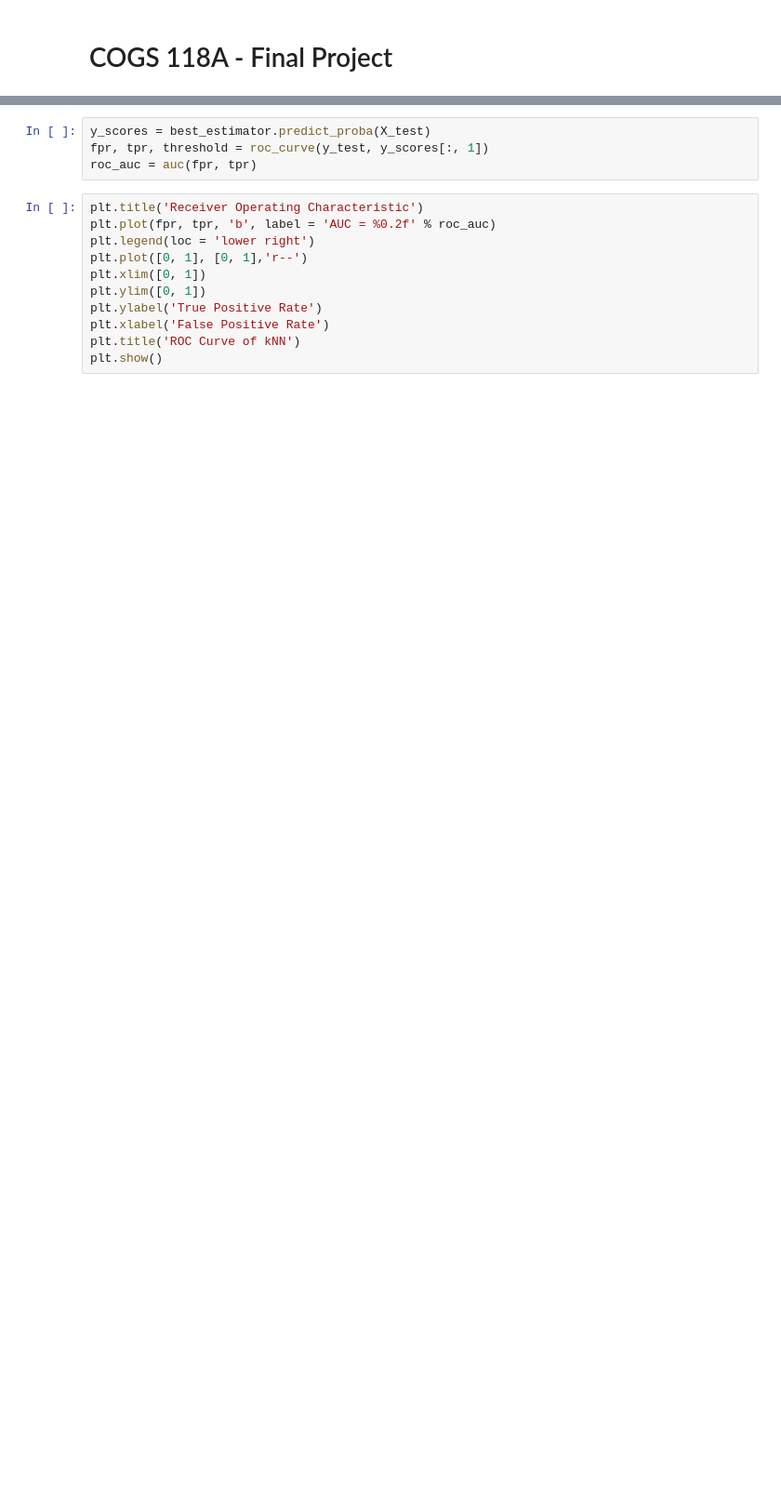
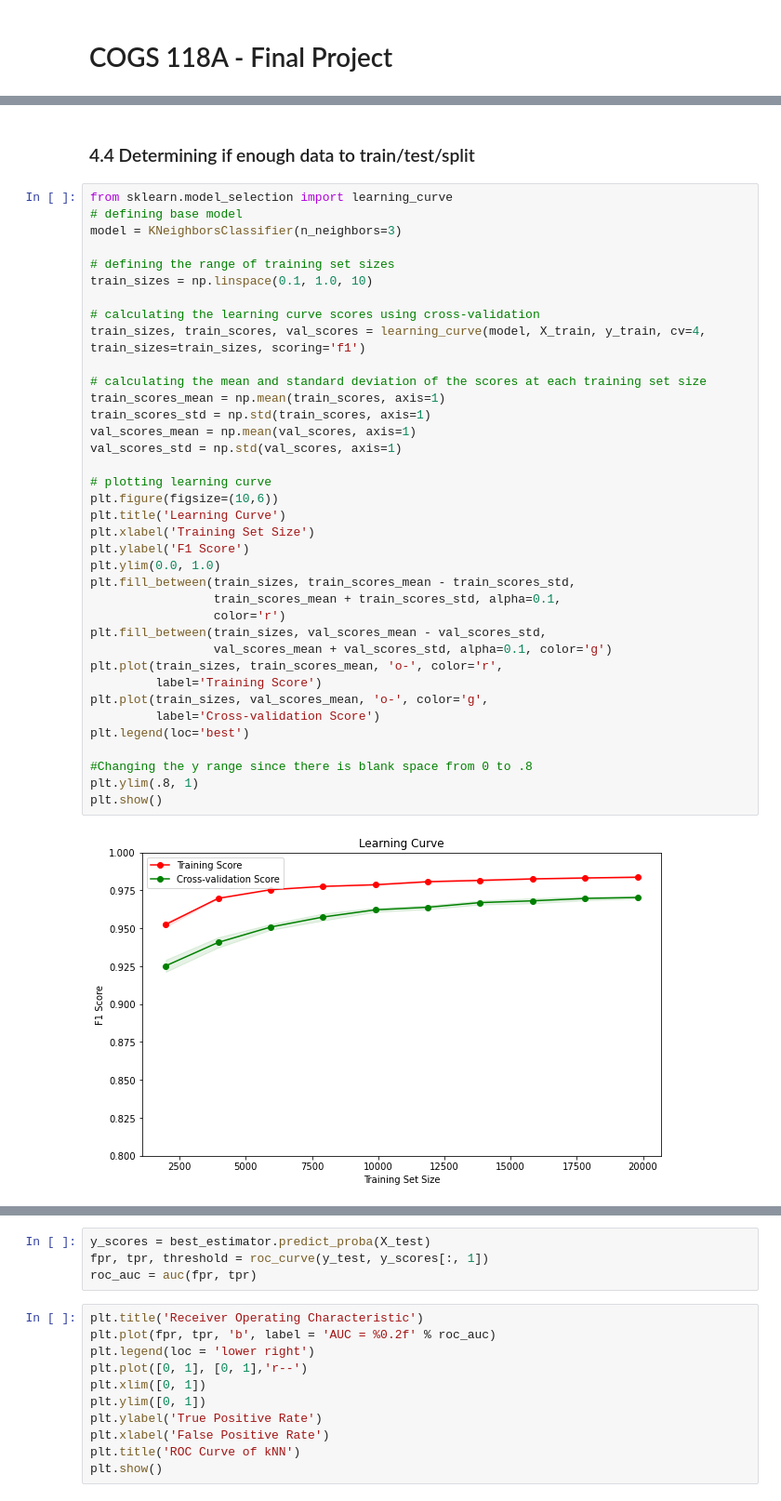
Before and after one commit to COGS118A/Group012-Wi23, a Jupyter notebook: FinalProjectGroup012-Wi23.ipynb, the cells around one changed output, grey strips where cells are left out. Shown: that part at 93% size. Cells and saved outputs as stored; diff of their text form; blank space fills up the shorter version.

```diff
--- a/FinalProjectGroup012-Wi23.ipynb
+++ b/FinalProjectGroup012-Wi23.ipynb
@@ -163,0 +160,41 @@ GridSearchCV(cv=KFold(n_splits=4, random_state=None, shuffle=False),
+# %% [markdown]
+### 4.4 Determining if enough data to train/test/split
+# %%
+from sklearn.model_selection import learning_curve
+# defining base model
+model = KNeighborsClassifier(n_neighbors=3)
+
+# defining the range of training set sizes
+train_sizes = np.linspace(0.1, 1.0, 10)
+
+# calculating the learning curve scores using cross-validation
+train_sizes, train_scores, val_scores = learning_curve(model, X_train, y_train, cv=4, train_sizes=train_sizes, scoring='f1')
+
+# calculating the mean and standard deviation of the scores at each training set size
+train_scores_mean = np.mean(train_scores, axis=1)
+train_scores_std = np.std(train_scores, axis=1)
+val_scores_mean = np.mean(val_scores, axis=1)
+val_scores_std = np.std(val_scores, axis=1)
+
+# plotting learning curve
+plt.figure(figsize=(10,6))
+plt.title('Learning Curve')
+plt.xlabel('Training Set Size')
+plt.ylabel('F1 Score')
+plt.ylim(0.0, 1.0)
+plt.fill_between(train_sizes, train_scores_mean - train_scores_std,
+                 train_scores_mean + train_scores_std, alpha=0.1,
+                 color='r')
+plt.fill_between(train_sizes, val_scores_mean - val_scores_std,
+                 val_scores_mean + val_scores_std, alpha=0.1, color='g')
+plt.plot(train_sizes, train_scores_mean, 'o-', color='r',
+         label='Training Score')
+plt.plot(train_sizes, val_scores_mean, 'o-', color='g',
+         label='Cross-validation Score')
+plt.legend(loc='best')
+
+#Changing the y range since there is blank space from 0 to .8
+plt.ylim(.8, 1)
+plt.show()
+# %% [output]
+[figure, added]
```
Also changed, not shown: parts of 84 cells of this notebook.
